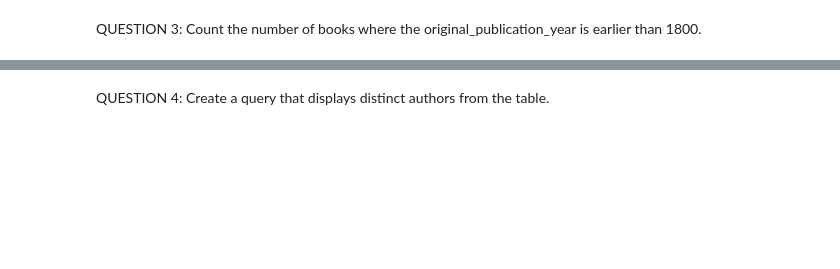
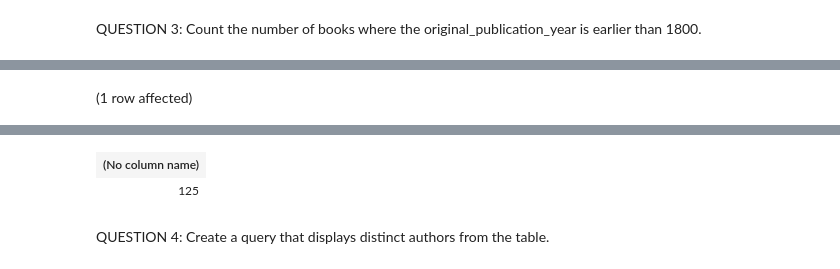
Before and after one commit to PurvaSagvekar/SQL-Part-1-Exercises, a Jupyter notebook: SQL-Part-1-Exercises.ipynb, the cells around one changed output, grey strips where cells are left out. Saved outputs shown, nothing was run; the diff lists cells and outputs as text; code cells hidden in the pictures; blank space fills up the shorter version.

```diff
--- a/SQL-Part-1-Exercises.ipynb
+++ b/SQL-Part-1-Exercises.ipynb
@@ -67,0 +66,6 @@ Total execution time: 00:00:00.058
+# %%
+select COUNT('ORIGINAL_PUBLICATION_YEAR')
+FROM [BooksDB].[dbo].[books]
+where original_publication_year < 1800;
+# %% [output]
+(1 row affected)
@@ -68,2 +73,4 @@ Total execution time: 00:00:00.058
+| (No column name) |
+| 125 |
 # %% [markdown]
 QUESTION 4: Create a query that displays distinct authors from the table.
```
Also changed, not shown: parts of 16 cells of this notebook.
